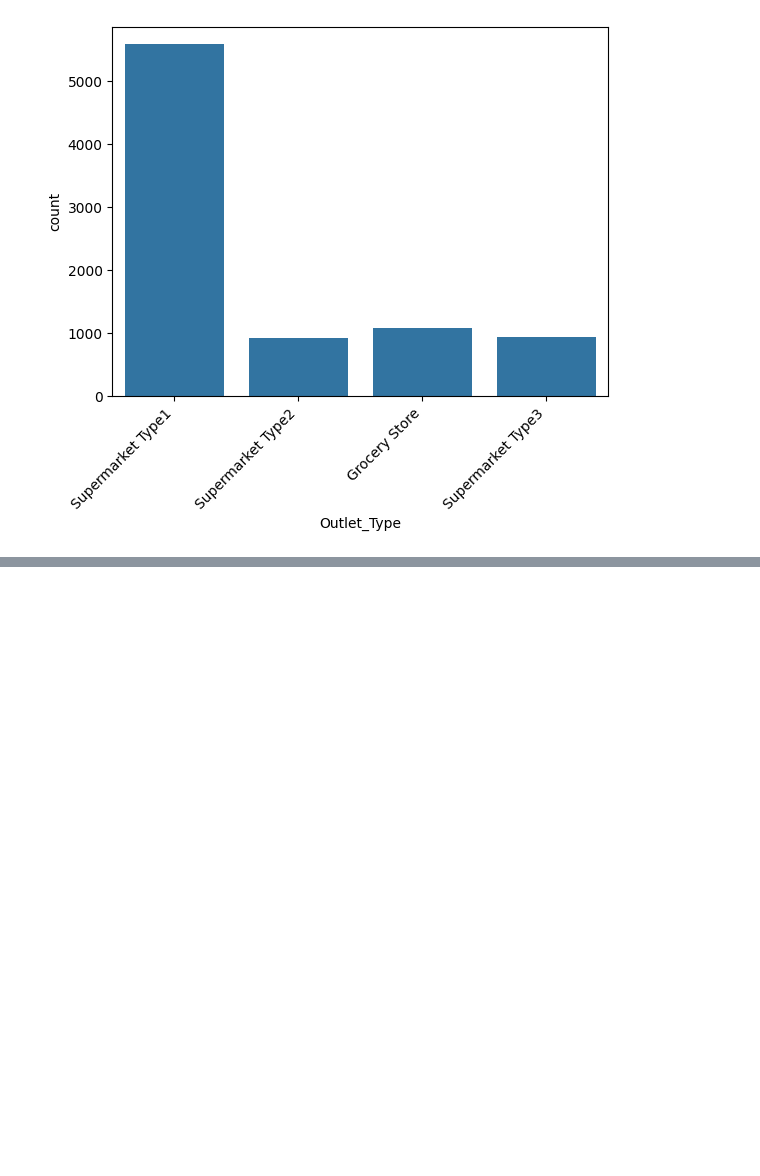
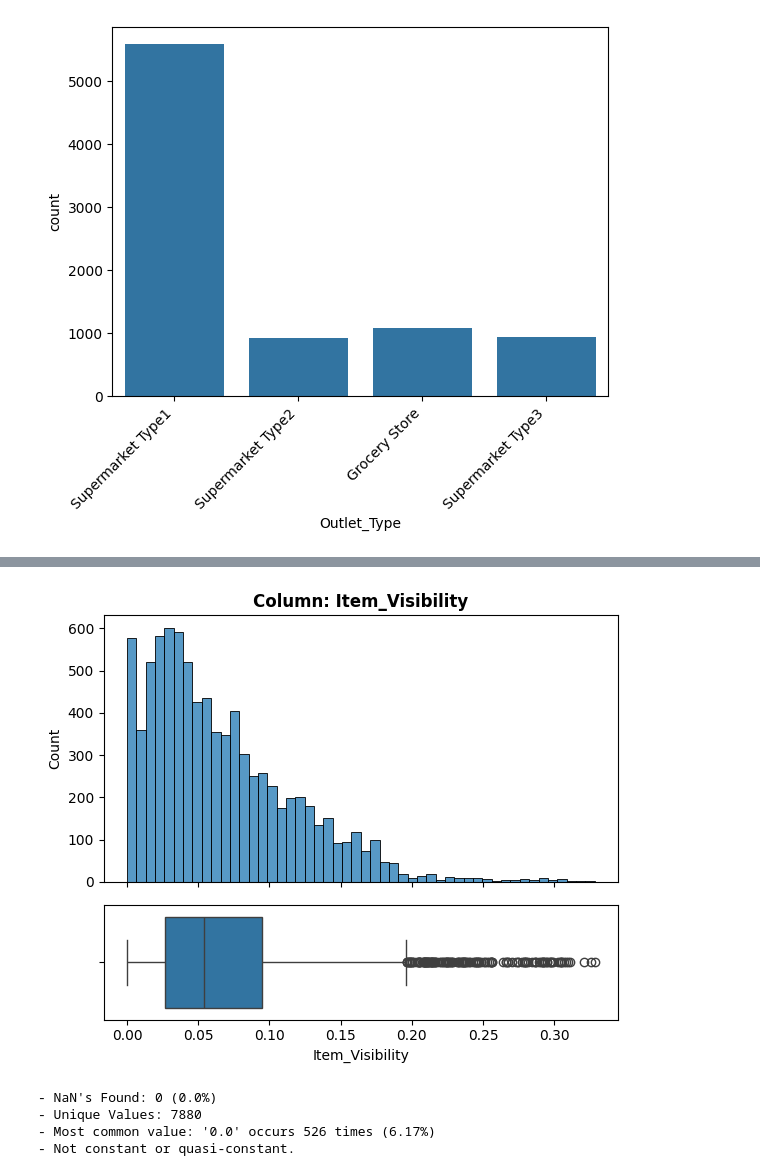
Before and after one commit to Mohammed-Abu-Oudah/Predication-of-Product-Sales, a Jupyter notebook: Prediction_of_Product_Sales.ipynb, the cells around one changed output, grey strips where cells are left out. Cells and saved outputs as stored; diff of their text form; code cells hidden in the pictures; blank space fills up the shorter version.

```diff
--- a/Prediction_of_Product_Sales.ipynb
+++ b/Prediction_of_Product_Sales.ipynb
@@ -367,0 +614,8 @@ ax.set_xticklabels(ax.get_xticklabels(), rotation=45, ha='right');
+# %%
+explore_numeric(sales_df, x='Item_Visibility');
+# %% [output]
+[figure, added]
+- NaN's Found: 0 (0.0%)
+- Unique Values: 7880
+- Most common value: '0.0' occurs 526 times (6.17%)
+- Not constant or quasi-constant.
```
Also changed, not shown: parts of 60 cells of this notebook.
